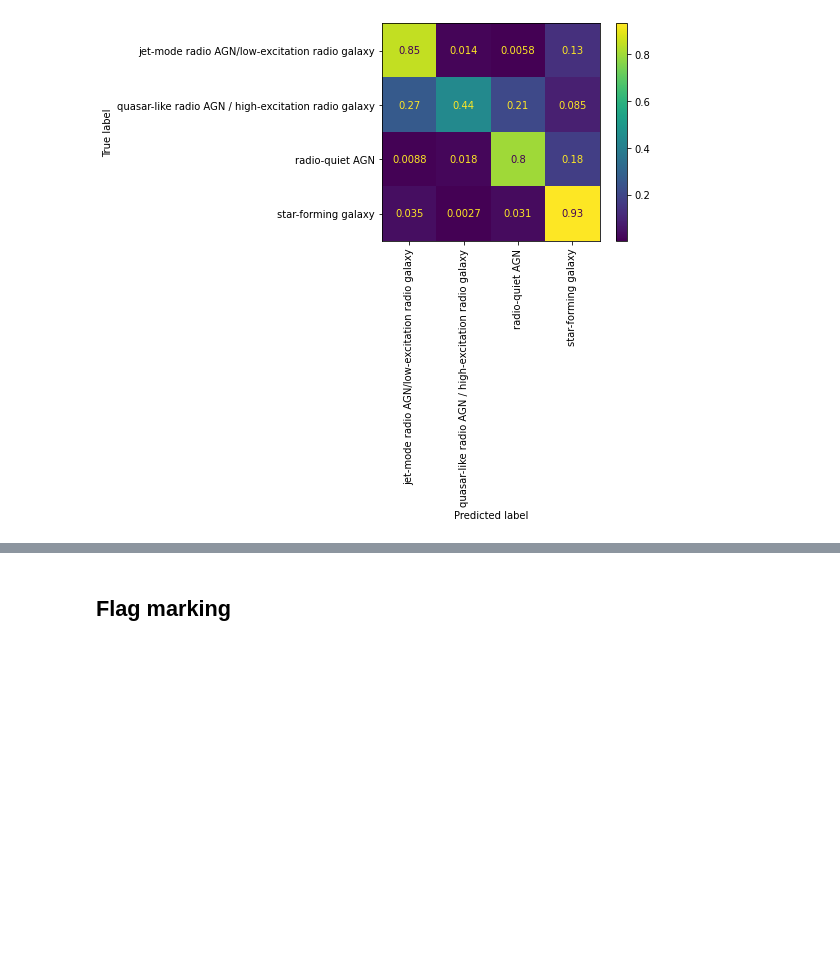
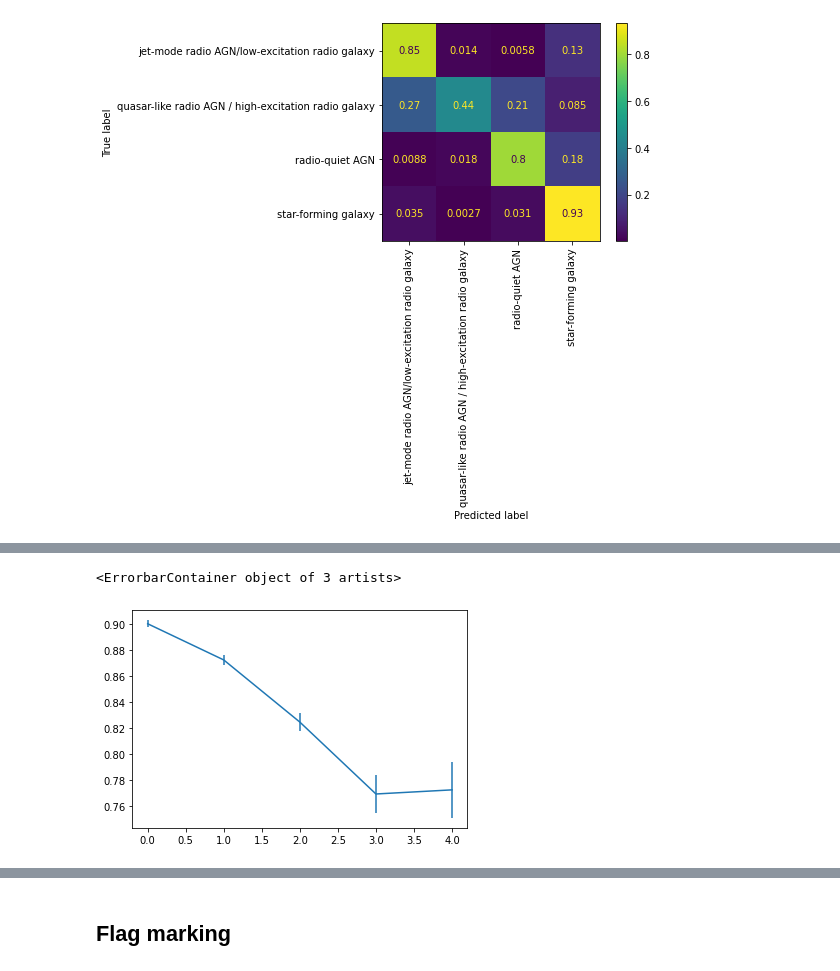
Before and after one commit to jespertjee/LOFAR_ML, a Jupyter notebook: Supervised/Fangyou/Preprocessed_data/Classification_Combined.ipynb, the cells around one changed output, grey strips where cells are left out. Cells and saved outputs as stored; diff of their text form; code cells hidden in the pictures; blank space fills up the shorter version.

```diff
--- a/Supervised/Fangyou/Preprocessed_data/Classification_Combined.ipynb
+++ b/Supervised/Fangyou/Preprocessed_data/Classification_Combined.ipynb
@@ -386,0 +396,14 @@ plt.plot()
+# %%
+accuracy_for_z_larger = []
+accuracy_for_z_larger_std = []
+z_range = [0,1,2,3,4]
+for z in z_range:
+    cv_score = cross_val_score(cross_val_model, X_train[redshifts>z], y_train[redshifts>z], cv=8, n_jobs=-1, scoring="accuracy")
+
+    accuracy_for_z_larger.append(np.mean(cv_score))
+    accuracy_for_z_larger_std.append(np.std(cv_score))
+# %%
+plt.errorbar(z_range, accuracy_for_z_larger, yerr=accuracy_for_z_larger_std)
+# %% [output]
+<ErrorbarContainer object of 3 artists>
+[figure, added]
```
Also changed, not shown: parts of 18 cells of this notebook, 2 other files.
